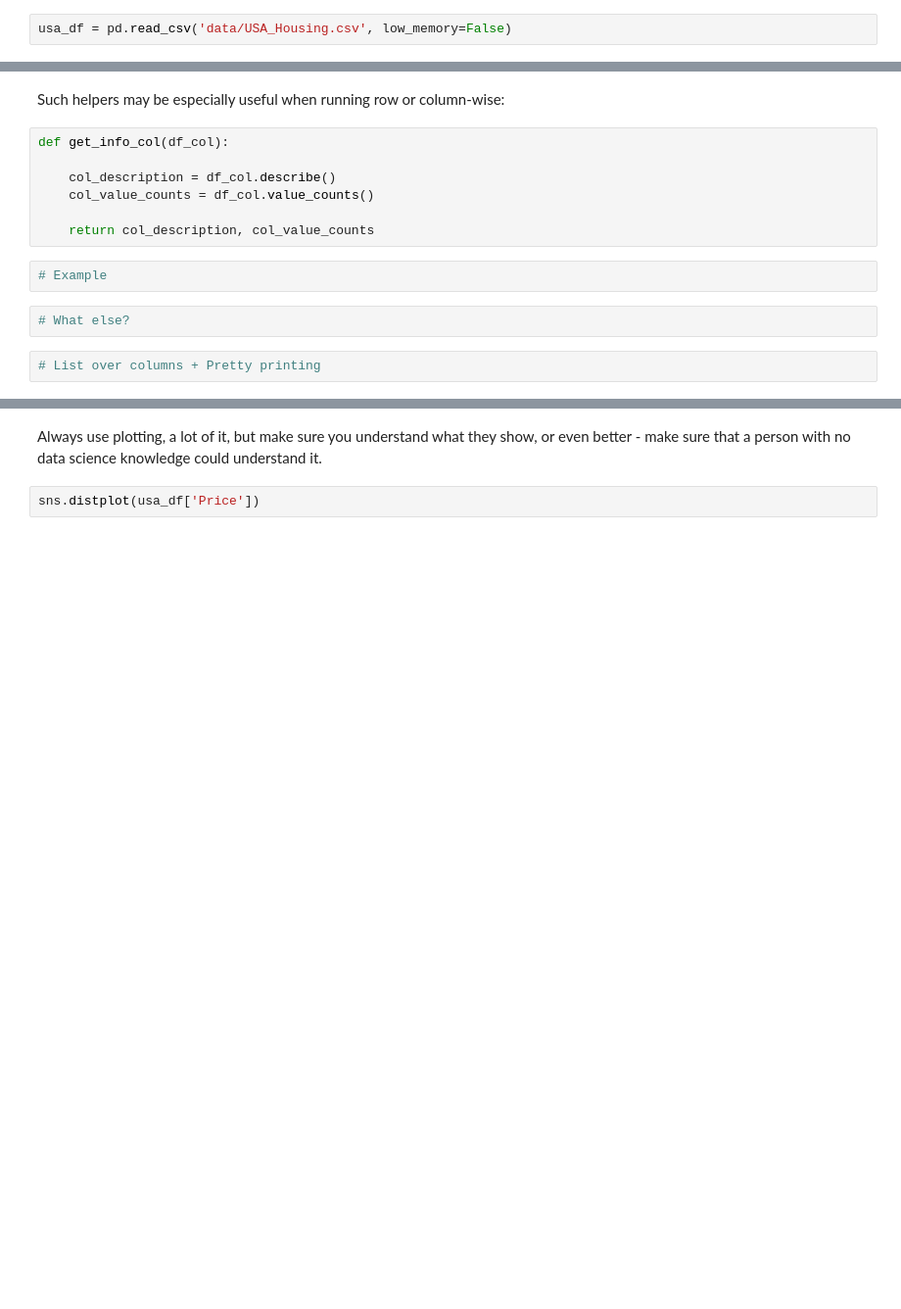
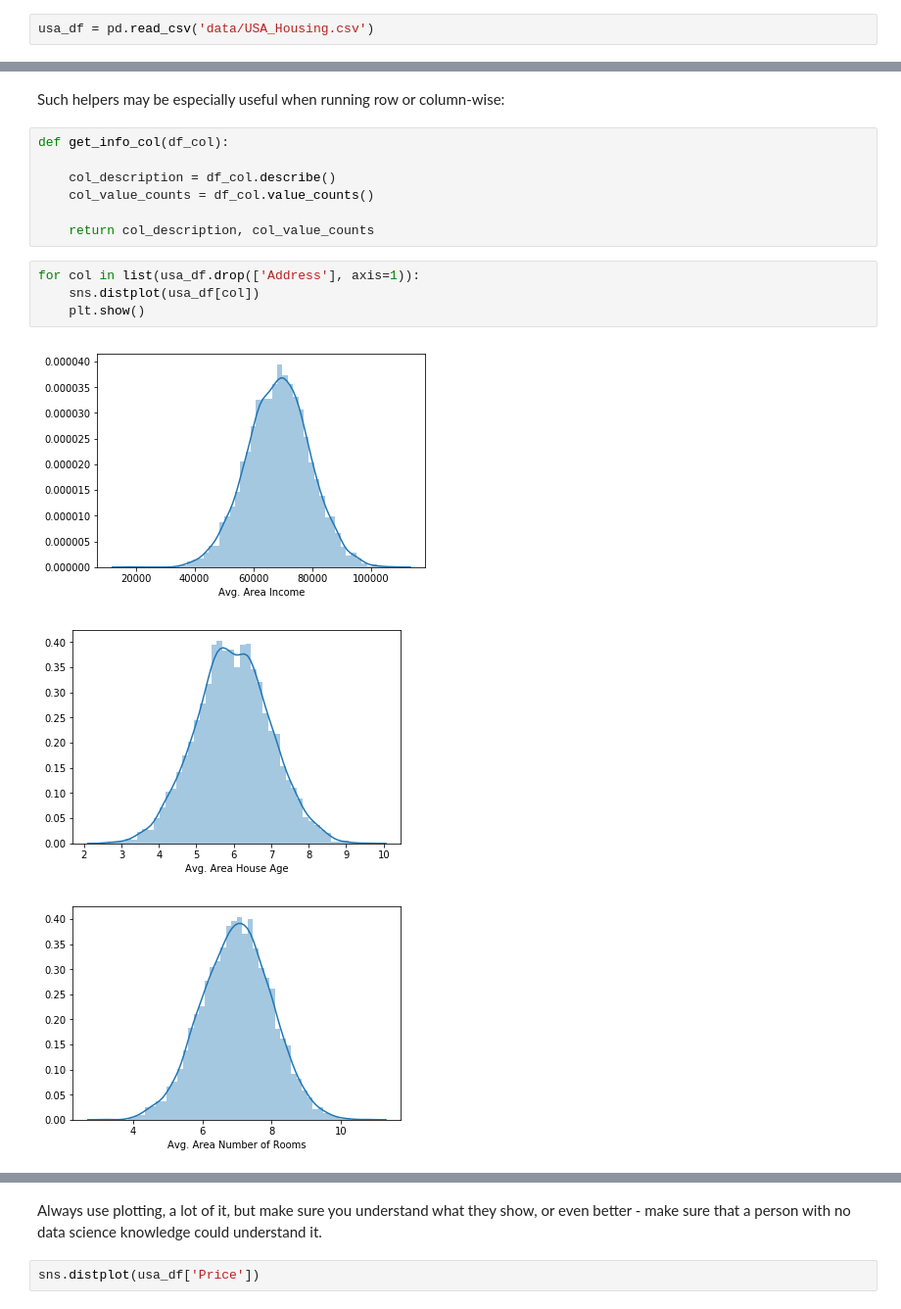
Before and after one commit to adagloria/CA_AI_2020, a Jupyter notebook: 02_Data_Science_and_Machine_Learning_Fundamentals/06_Modeling_Housing_Prices_Linear_Regression.ipynb, the cells around one changed output, grey strips where cells are left out. Shown at 98% size. Cells and saved outputs as stored; diff of their text form; blank space fills up the shorter version.

```diff
--- a/02_Data_Science_and_Machine_Learning_Fundamentals/06_Modeling_Housing_Prices_Linear_Regression.ipynb
+++ b/02_Data_Science_and_Machine_Learning_Fundamentals/06_Modeling_Housing_Prices_Linear_Regression.ipynb
@@ -17,6 +21,6 @@ RANDOM_STATE = 11
 ## Data Loading & Exploration
 Now load and have a quick look at the provided data.
 # %%
-usa_df = pd.read_csv('data/USA_Housing.csv', low_memory=False)
+usa_df = pd.read_csv('data/USA_Housing.csv')
 # %%
 usa_df.head().T
@@ -48,9 +111,11 @@ def get_info_col(df_col):
     col_value_counts = df_col.value_counts()
 
     return col_description, col_value_counts
-# %%
-# Example
-# %%
-# What else?
-# %%
-# List over columns + Pretty printing
+# %%
+for col in list(usa_df.drop(['Address'], axis=1)):
+    sns.distplot(usa_df[col])
+    plt.show()
+# %% [output]
+[figure, added]
+[figure, added]
+[figure, added]
```
Also changed, not shown: parts of 37 cells of this notebook, 3 other files.
